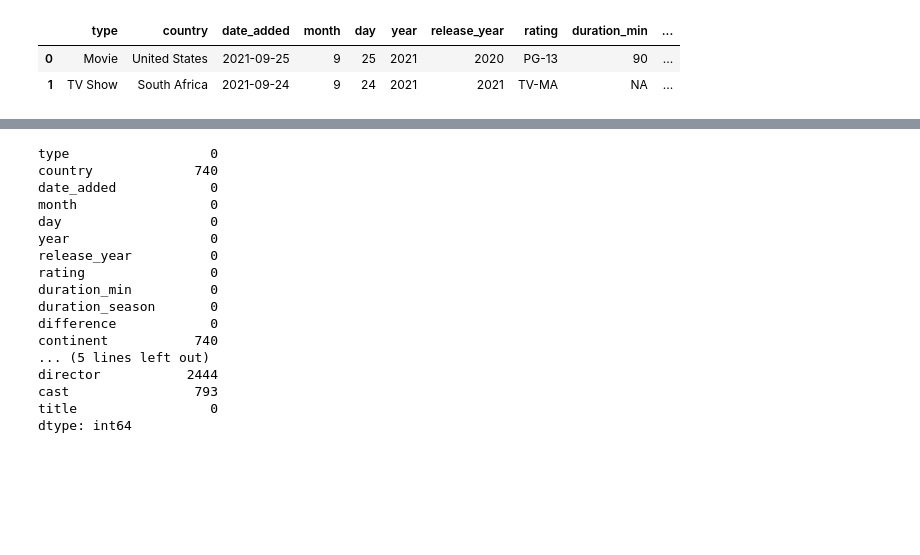
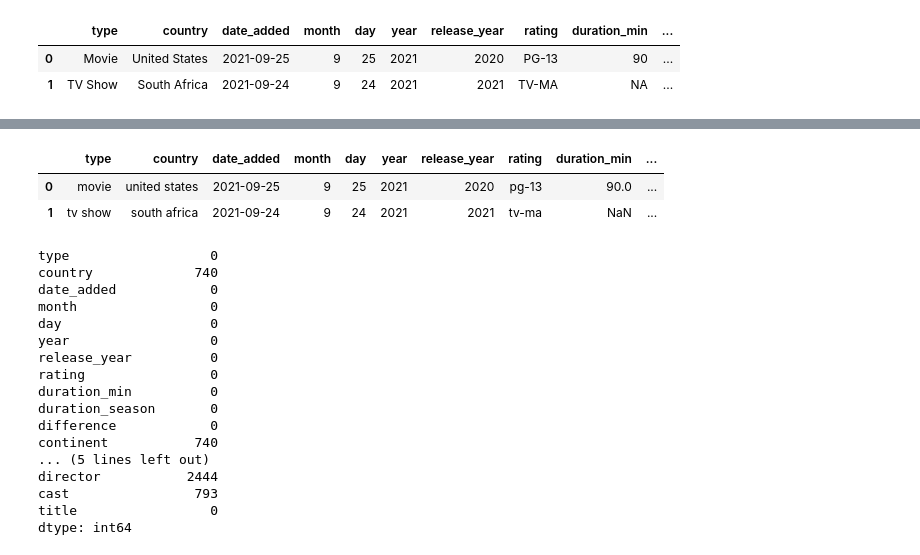
Before and after one commit to RickyMiura/Netflix-Hulu-EDA, a Jupyter notebook: final_project_cleaned.ipynb, the cells around one changed output, grey strips where cells are left out. Drawn from its saved outputs; the diff is of its cells as text; code cells hidden in the pictures; blank space fills up the shorter version.

```diff
--- a/final_project_cleaned.ipynb
+++ b/final_project_cleaned.ipynb
@@ -939,0 +956,3 @@ df_cleaned.head(2)
+# %%
+df_cleaned['duration_min'].replace("na", np.nan, inplace=True)
+df_cleaned['duration_season'].replace("na", np.nan, inplace=True)
@@ -939,0 +966,3 @@ df_cleaned.head(2)
+# %%
+df_cleaned['duration_min'] = df_cleaned['duration_min'].astype(float)
+df_cleaned['duration_season'] = df_cleaned['duration_season'].astype(float)
@@ -940,3 +989,9 @@ df_cleaned.head(2)
+# %%
+df_cleaned.head(2)
+# %% [output]
+|  | type | country | date_added | month | day | year | release_year | rating | duration_min | ... |
+| 0 | movie | united states | 2021-09-25 | 9 | 25 | 2021 | 2020 | pg-13 | 90.0 | ... |
+| 1 | tv show | south africa | 2021-09-24 | 9 | 24 | 2021 | 2021 | tv-ma | NaN | ... |
 # %%
 df_cleaned.to_csv("Netflix_cleaned_1.csv", index=False)
 # %%
```
Also changed, not shown: parts of 4 cells of this notebook, 1 other file.
